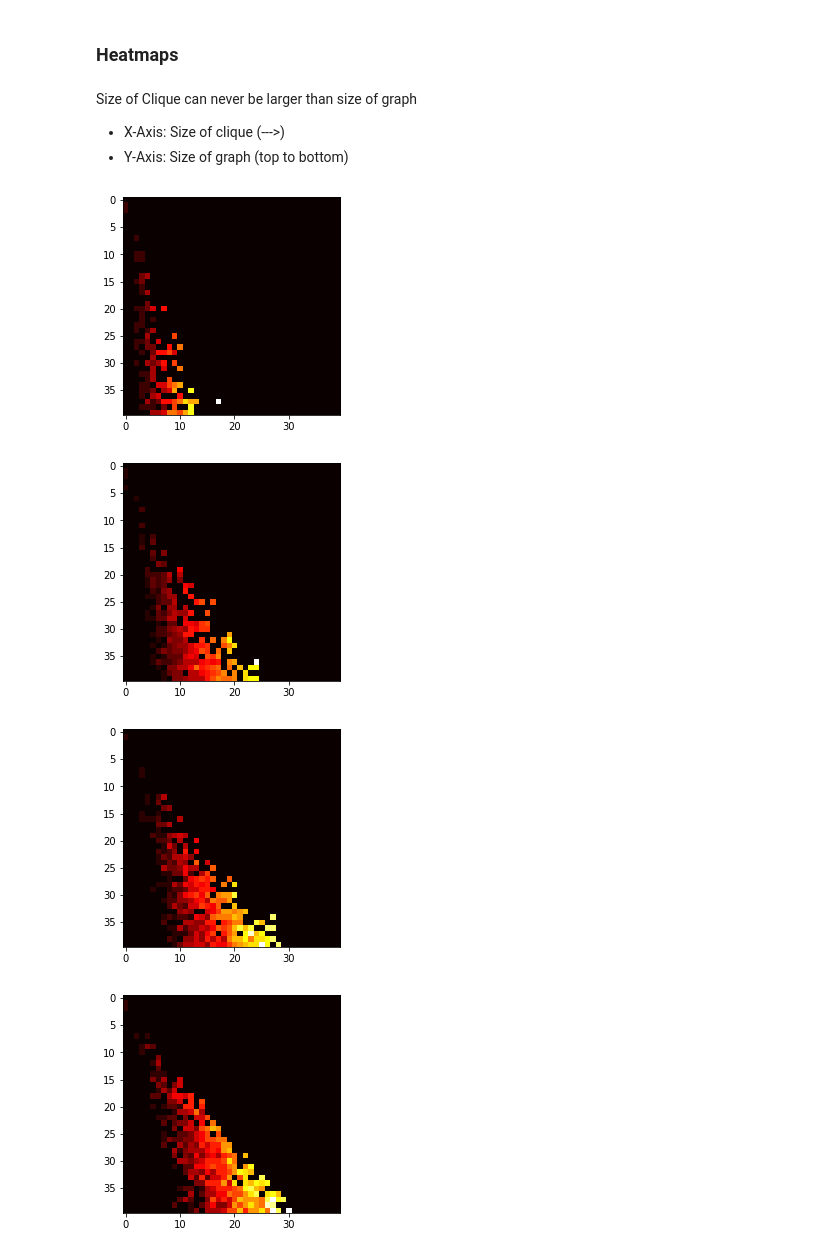
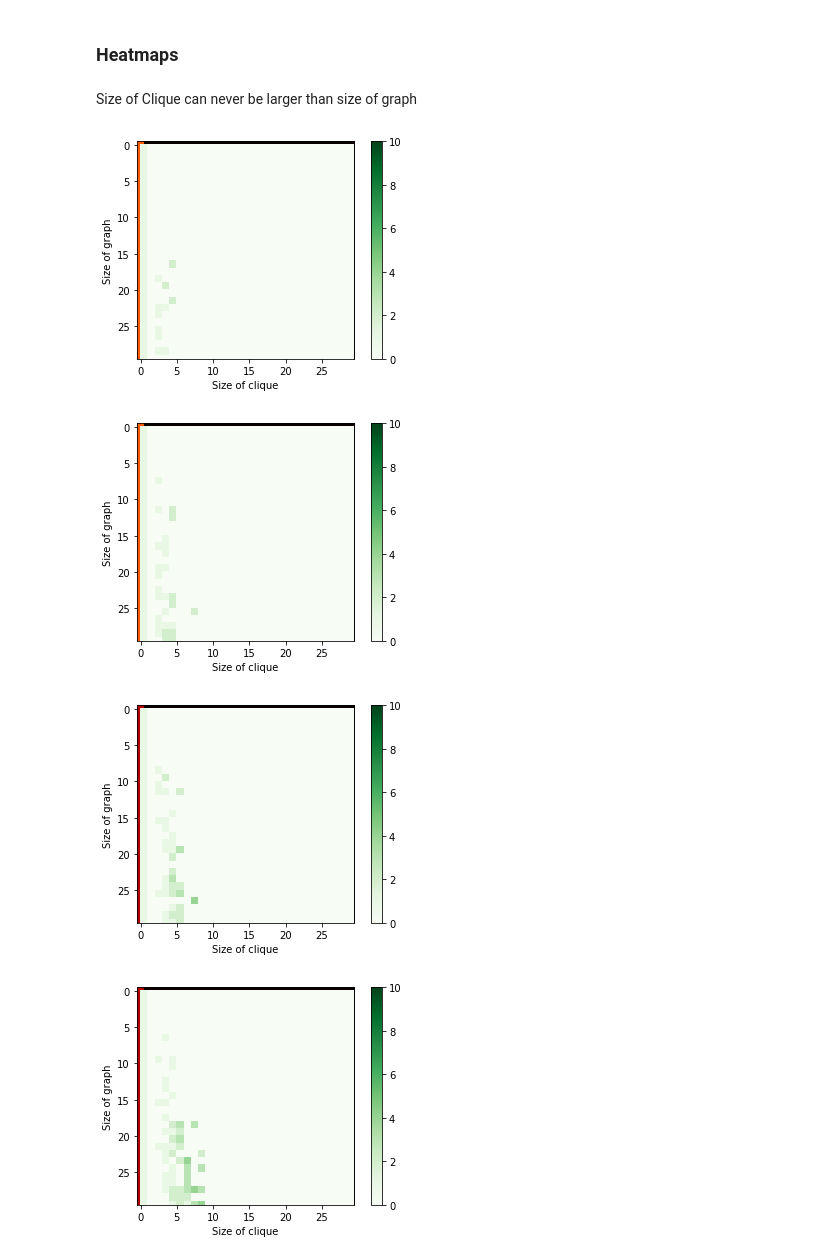
Before and after one commit to Bernhard92/AlgorithmAndComplexityTheory, a Jupyter notebook: GreedyClique.ipynb, the cells around one changed output. Cells and saved outputs as stored; diff of their text form; code cells hidden in the pictures.

```diff
--- a/GreedyClique.ipynb
+++ b/GreedyClique.ipynb
@@ -10,34 +10,41 @@ Generate some graphs and apply the greedy algorithm to it.
 # %%
-SIZE = 40
+SIZE = 30
 # %%
 def test_some_for_r(r):
     a = []
-    for size in range(0, SIZE):
+    for size in range(1, SIZE+1):
         b = [0 for x in range(SIZE)]
         for clique_size in range(1, size+1):
             g = gen_random_graph_with_clique(size, clique_size, r)
-            c_len = len(CliqueGreedy.get_clique(g))
+            found_clique = get_clique(g)
+            c_len = len(found_clique)
 
-            # TODO: Ok, to do it this way?
-            diff = max(clique_size-c_len, 0)
-            b[clique_size-1] = diff
+            # clique calculated by greedy algorithm must not contain more vertices than clique actually has
+            assert c_len <= clique_size
+
+            b[clique_size-1] = clique_size - c_len
         a.append(b)
     return a
 # %% [markdown]
 ### Heatmaps
 # %% [markdown]
 Size of Clique can never be larger than size of graph
-
-- X-Axis: Size of clique (--->)
-- Y-Axis: Size of graph (top to bottom)
 # %%
 for i in range(1, 11):
     r = i / 10
     t = test_some_for_r(r)
+
+    fig, axis = plt.subplots()
+    heatmap = axis.pcolor(t, cmap=plt.cm.Greens, vmin=0, vmax=10)
+    axis.invert_yaxis()
+
     plt.imshow(t, cmap='hot', interpolation='nearest')
+    plt.xlabel("Size of clique")
+    plt.ylabel("Size of graph")
+    plt.colorbar(heatmap)
     plt.show()
 # %% [output]
-[figure, old version]
+[figure, new version]
-[figure, old version]
+[figure, new version]
-[figure, old version]
+[figure, new version]
-[figure, old version]
+[figure, new version]
```
Also changed, not shown: parts of 6 cells of this notebook, 1 other file.
